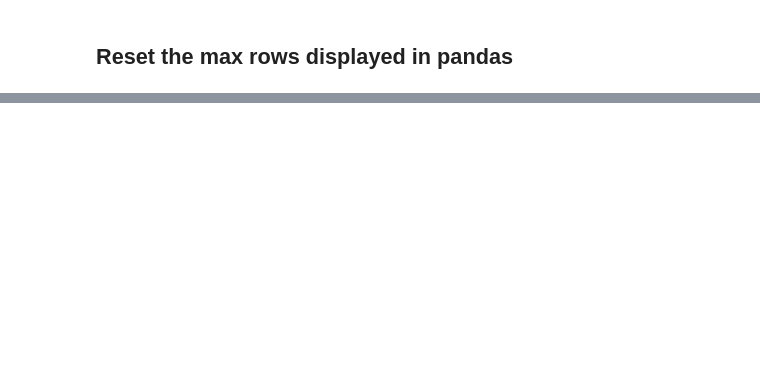
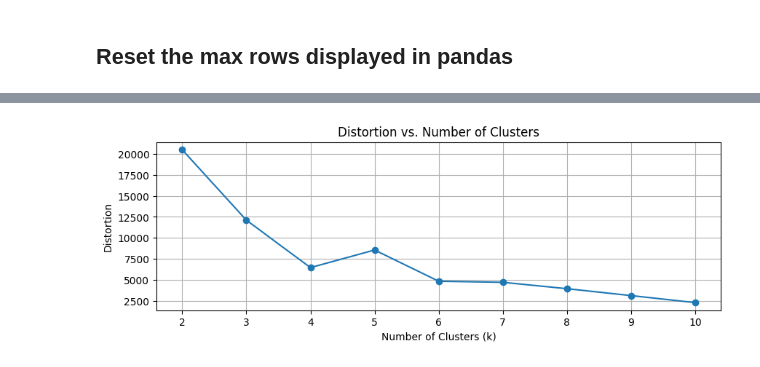
Before and after one commit to divaamahajan/logAnalysis-kafka-spark, a Jupyter notebook: kafkaLogs/parquet_log_analysis.ipynb, the cells around one changed output, grey strips where cells are left out. Saved outputs shown, nothing was run; the diff lists cells and outputs as text; code cells hidden in the pictures; blank space fills up the shorter version.

```diff
--- a/kafkaLogs/parquet_log_analysis.ipynb
+++ b/kafkaLogs/parquet_log_analysis.ipynb
@@ -980,0 +1234,44 @@ pd.set_option('display.max_rows', def_mr)
+# %%
+from pyspark.ml.feature import MinMaxScaler
+from pyspark.ml.feature import VectorAssembler
+from pyspark.ml.clustering import KMeans
+from pyspark.ml.evaluation import ClusteringEvaluator
+import numpy as np
+
+# Define the range of k values
+k_values = range(2, 11)
+
+# Initialize lists to store distortion and inertia values
+distortion_values = []
+inertia_values = []
+
+
+# Iterate over the k values
+for k in k_values:
+    # Initialize the KMeans model
+    kmeans = KMeans(featuresCol='features', k=k, seed=42)
+
+    # Fit the KMeans model to the DataFrame
+    model = kmeans.fit(pca_df)
+
+
+    # Evaluate the clustering performance using Distortion
+    distortion = model.summary.trainingCost
+    distortion_values.append(distortion)
+
+    # Evaluate the clustering performance using Inertia
+    evaluator = ClusteringEvaluator()
+    silhouette_score = evaluator.evaluate(model.transform(pca_df))
+    inertia_values.append(silhouette_score)
+# %%
+
+# Plot the distortion values
+plt.figure(figsize=(10, 3))
+plt.plot(k_values, distortion_values, marker='o')
+plt.xlabel('Number of Clusters (k)')
+plt.ylabel('Distortion')
+plt.title('Distortion vs. Number of Clusters')
+plt.grid(True)
+plt.show()
+# %% [output]
+[figure, added]
```
Also changed, not shown: parts of 49 cells of this notebook.
